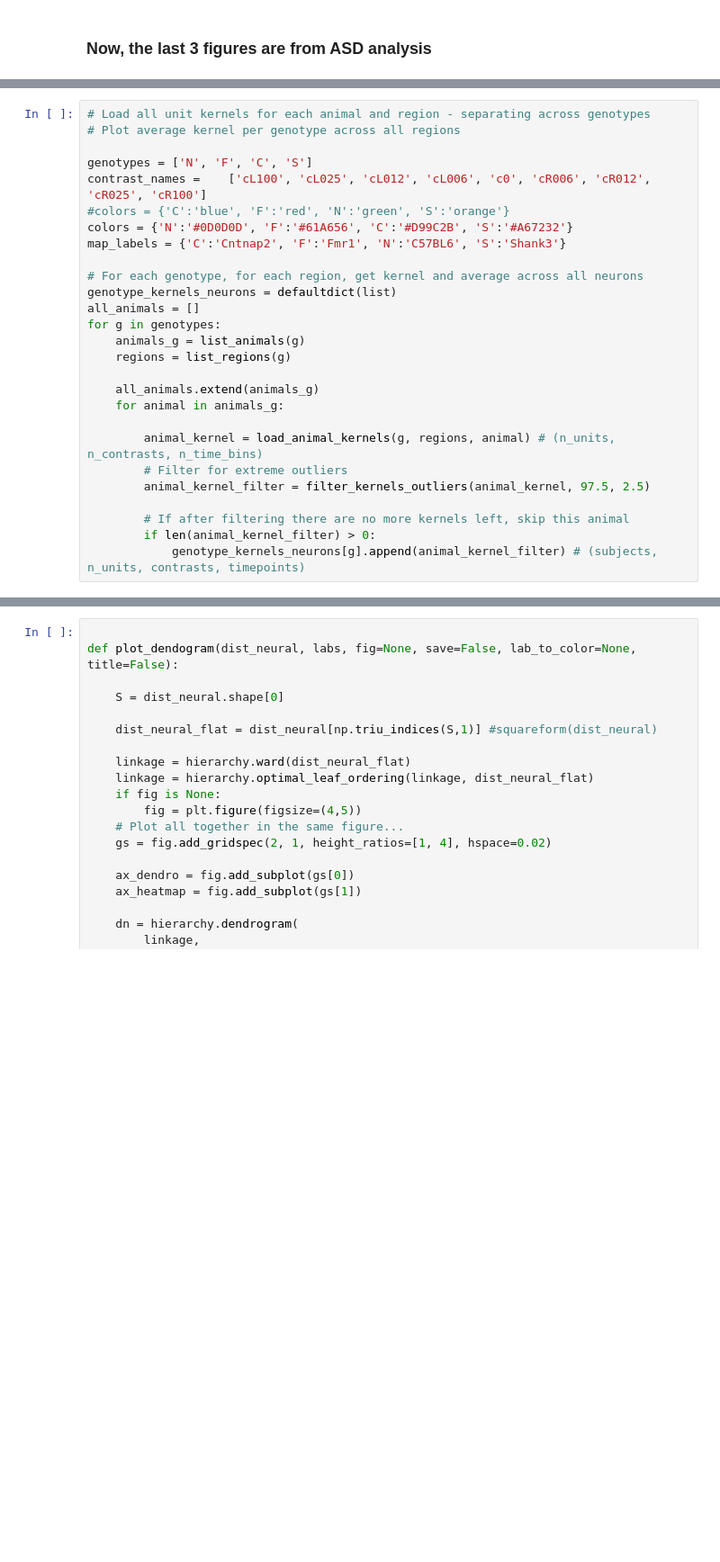
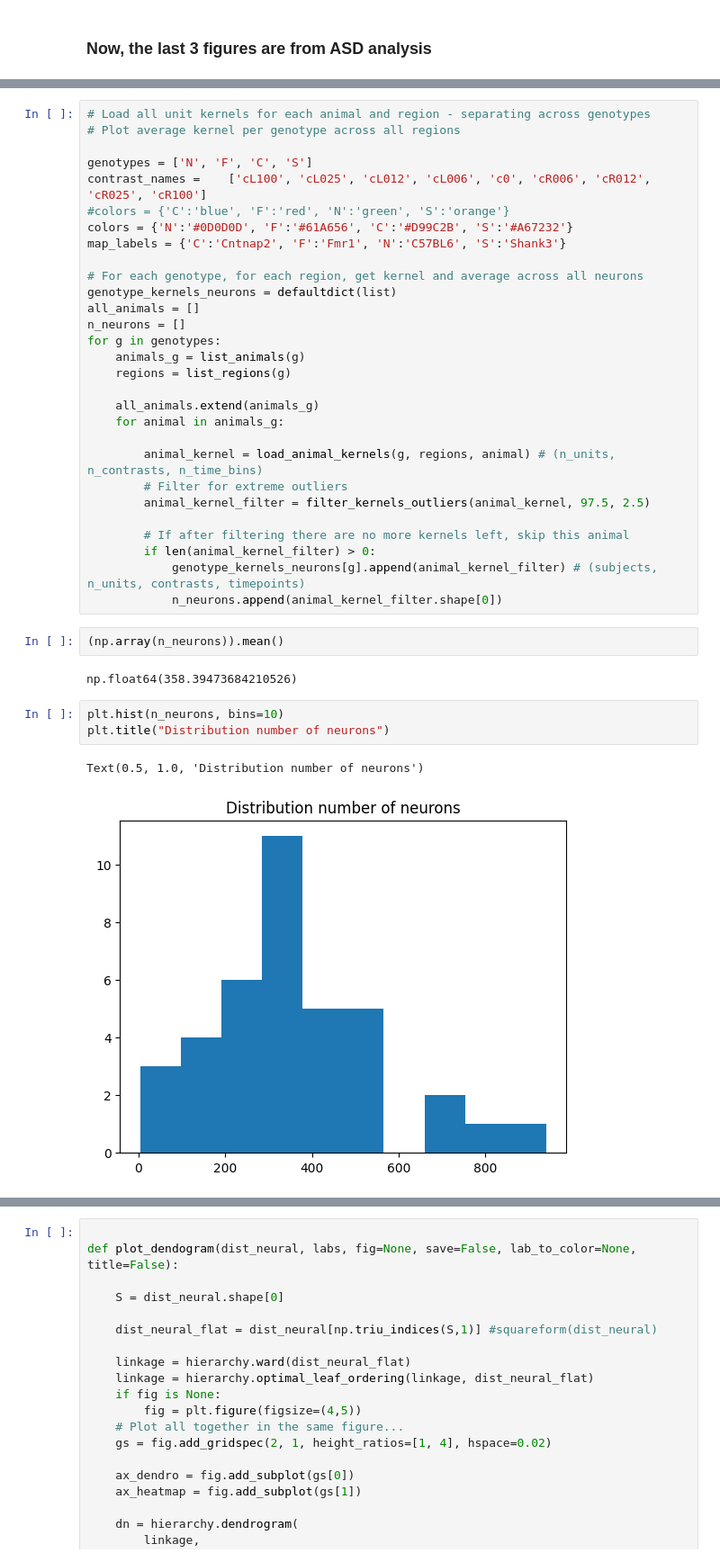
Before and after one commit to brunaafl/ShapeMetrics, a Jupyter notebook: combined_figure.ipynb, the cells around one changed output, grey strips where cells are left out. Shown at 90% size. Saved outputs shown, nothing was run; the diff lists cells and outputs as text; blank space fills up the shorter version.

```diff
--- a/combined_figure.ipynb
+++ b/combined_figure.ipynb
@@ -426,6 +504,7 @@ map_labels = {'C':'Cntnap2', 'F':'Fmr1', 'N':'C57BL6', 'S':'Shank3'}
 # For each genotype, for each region, get kernel and average across all neurons
 genotype_kernels_neurons = defaultdict(list)
 all_animals = []
+n_neurons = []
 for g in genotypes:
     animals_g = list_animals(g)
     regions = list_regions(g)
@@ -440,6 +519,17 @@ for g in genotypes:
         # If after filtering there are no more kernels left, skip this animal
         if len(animal_kernel_filter) > 0:
             genotype_kernels_neurons[g].append(animal_kernel_filter) # (subjects, n_units, contrasts, timepoints)
+            n_neurons.append(animal_kernel_filter.shape[0])
+# %%
+(np.array(n_neurons)).mean()
+# %% [output]
+np.float64(358.39473684210526)
+# %%
+plt.hist(n_neurons, bins=10)
+plt.title("Distribution number of neurons")
+# %% [output]
+Text(0.5, 1.0, 'Distribution number of neurons')
+[figure, added]
 # %%
 # Load and organize the kernels in one array
 # What can i do now? I can maybe try to cluster the kernels across genotypes
```
Also changed, not shown: parts of 15 cells of this notebook.
